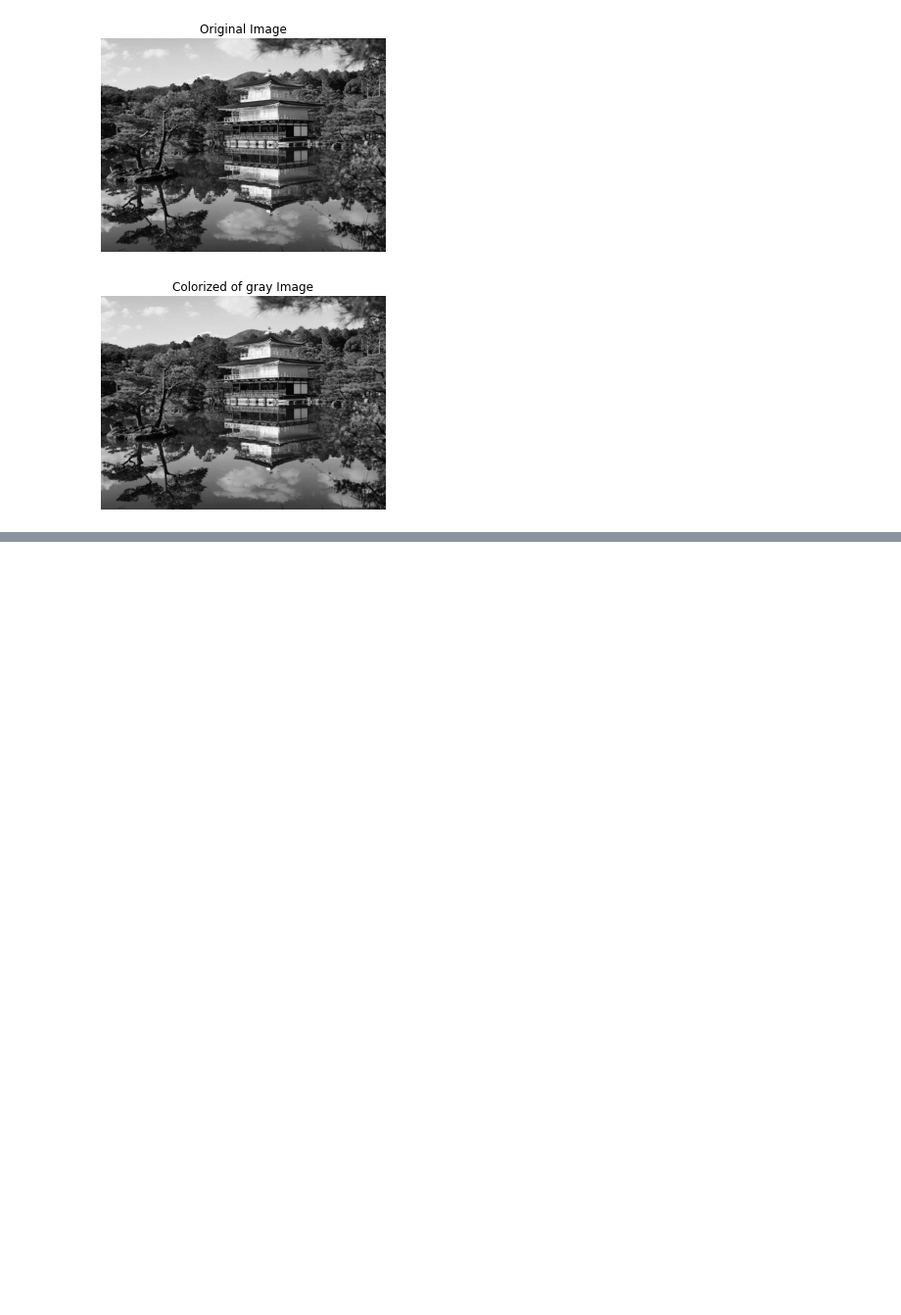
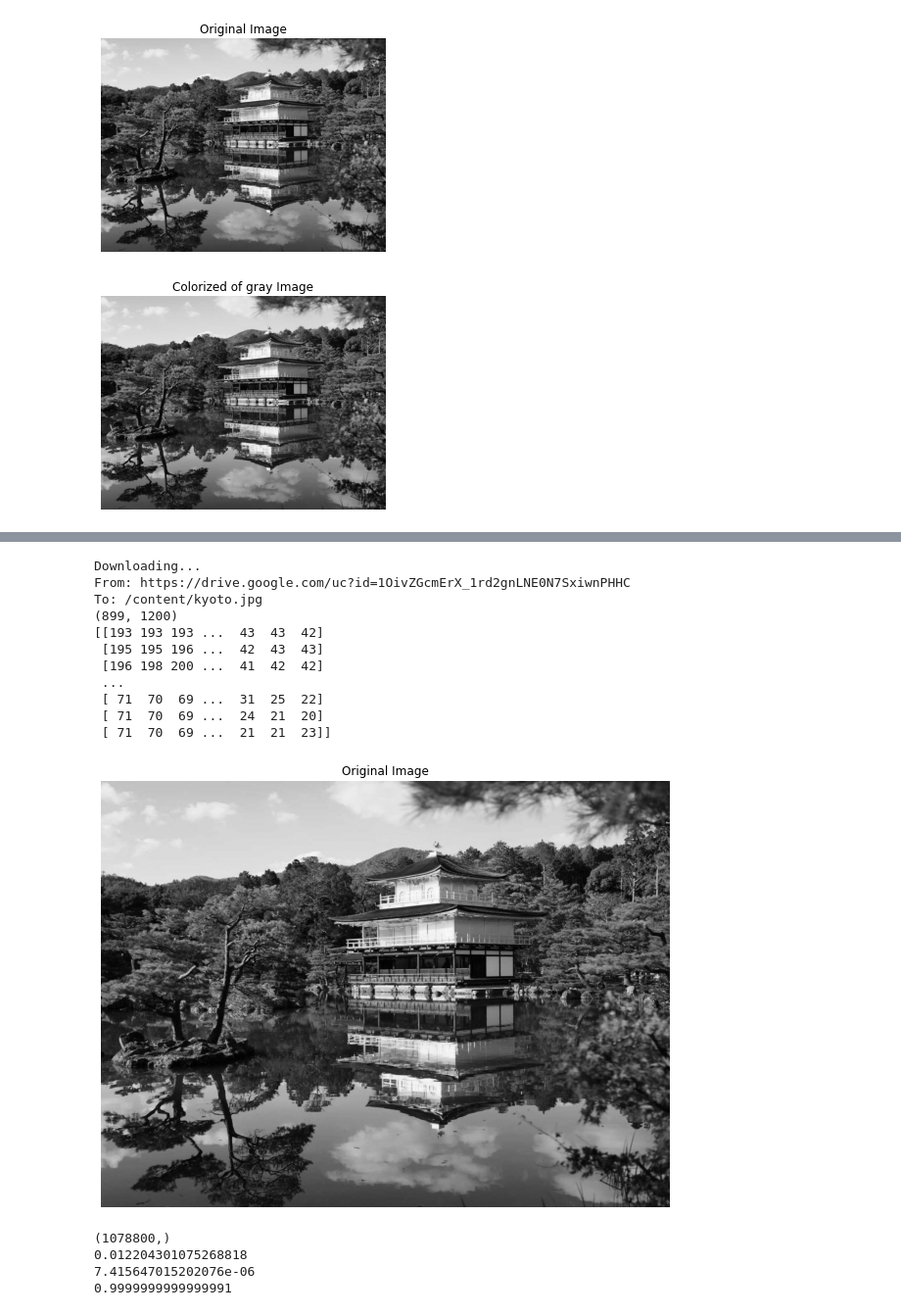
Before and after one commit to phucnguyen070995/computerVision, a Jupyter notebook: example.ipynb, the cells around one changed output, grey strips where cells are left out. Shown at 98% size. Drawn from its saved outputs; the diff is of its cells as text; code cells hidden in the pictures; blank space fills up the shorter version.

```diff
--- a/example.ipynb
+++ b/example.ipynb
@@ -191,0 +215,52 @@ plt.show()
+# %%
+#HOMEWORK1
+!gdown --id 1OivZGcmErX_1rd2gnLNE0N7SxiwnPHHC
+
+import cv2
+import numpy as np
+import matplotlib.pyplot as plt
+from matplotlib.colors import NoNorm
+
+filename = './kyoto.jpg'
+image = cv2.imread(filename, 0)
+print(image.shape)
+print(image)
+
+# Show image
+plt.figure(figsize=(12, 8))
+plt.imshow(image, cmap='gray',norm=NoNorm())
+plt.title('Original Image')
+plt.axis('off')
+plt.show()
+
+
+#Tao array px(x)
+image2 = image.flatten()
+# print(image2)
+print(image2.shape)
+px = np.zeros(256)
+# print(len(image2[image2 == 50]))
+for i in range(256):
+  px[i] = len(image2[image2 == i])
+px /= image2.shape
+# print(px)
+print(max(px))
+print(min(px))
+print(sum(px))
+# %% [output]
+Downloading...
+From: https://drive.google.com/uc?id=1OivZGcmErX_1rd2gnLNE0N7SxiwnPHHC
+To: /content/kyoto.jpg
+(899, 1200)
+[[193 193 193 ...  43  43  42]
+ [195 195 196 ...  42  43  43]
+ [196 198 200 ...  41  42  42]
+ ...
+ [ 71  70  69 ...  31  25  22]
+ [ 71  70  69 ...  24  21  20]
+ [ 71  70  69 ...  21  21  23]]
+[figure, added]
+(1078800,)
+0.012204301075268818
+7.415647015202076e-06
+0.9999999999999991
```
Also changed, not shown: parts of 10 cells of this notebook, 20 other files.
